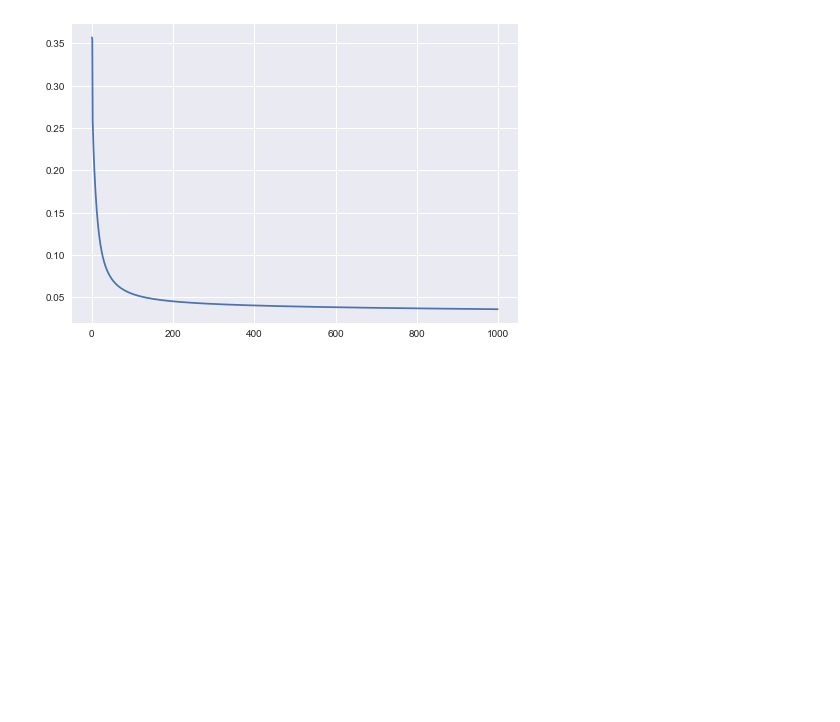
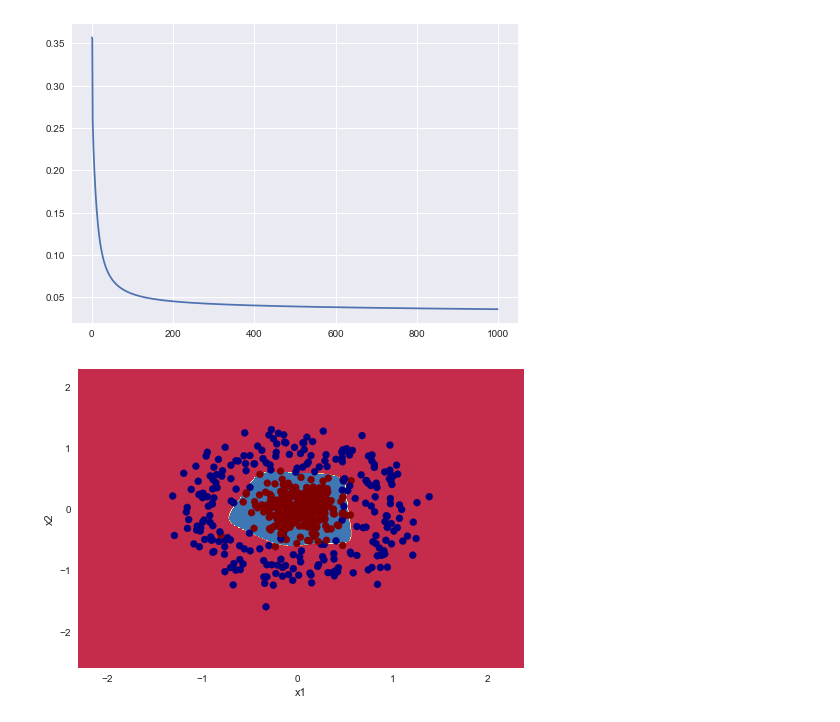
Before and after one commit to dineshpabbi10/Machine-Learning-Algorithms, a Jupyter notebook: Neural Network Implementation.ipynb, the cells around one changed output. Saved outputs shown, nothing was run; the diff lists cells and outputs as text; code cells hidden in the pictures; blank space fills up the shorter version.

Commit message:
Add files via upload
Updated the Neural Network Implementation with Decision Boundary

```diff
--- a/Neural Network Implementation.ipynb
+++ b/Neural Network Implementation.ipynb
@@ -160,3 +159,8 @@ plt.plot(losses)
 plt.show()
 # %% [output]
 [figure]
+# %%
+from visualize import plot_decision_boundary
+plot_decision_boundary(lambda x:model.predict(x),X,Y)
+# %% [output]
+[figure, added]
```
Also changed, not shown: parts of 1 cell of this notebook.
